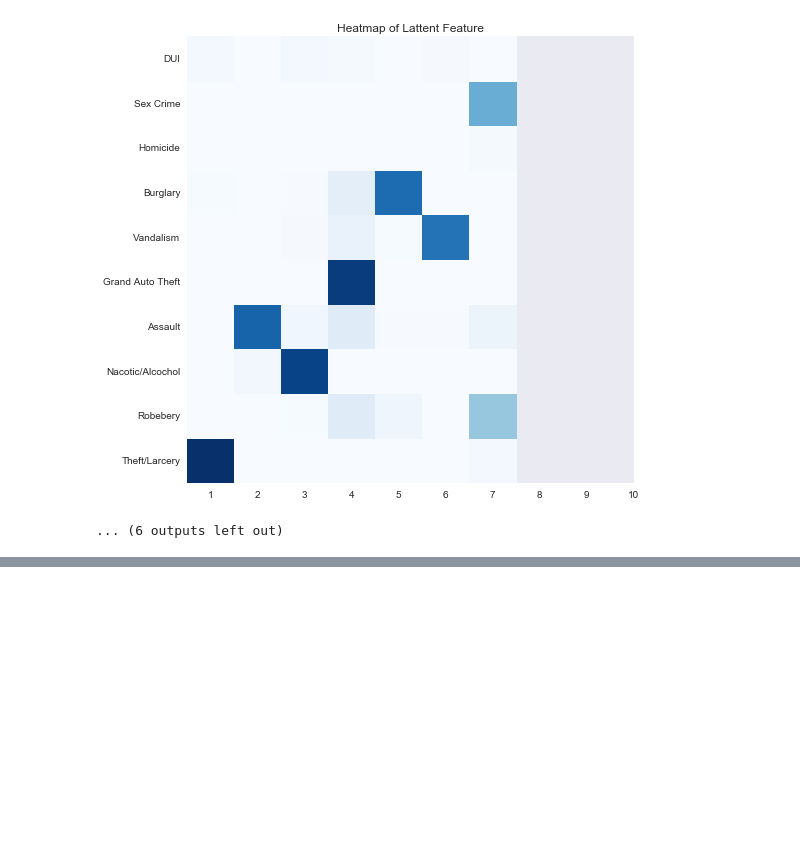
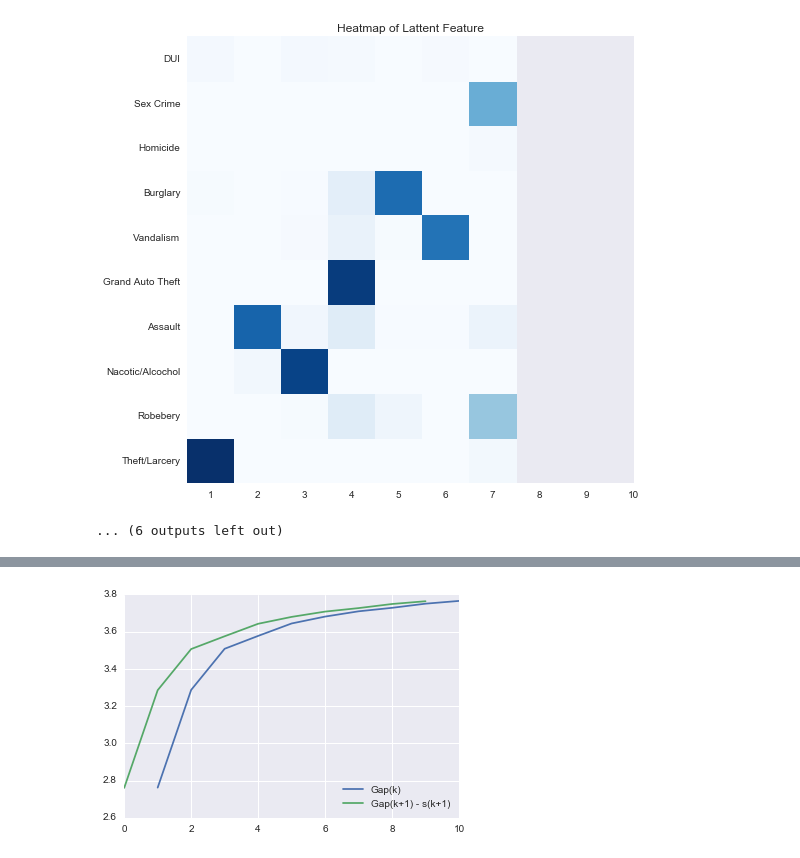
Before and after one commit to livenb/crime_prediction, a Jupyter notebook: la_test.ipynb, the cells around one changed output, grey strips where cells are left out. Cells and saved outputs as stored; diff of their text form; code cells hidden in the pictures; blank space fills up the shorter version.

```diff
--- a/la_test.ipynb
+++ b/la_test.ipynb
@@ -192,0 +230,4 @@ gaps = gap_statistic(X)
+# %%
+gaps = gap_statistic(X_scaled)
+# %% [output]
+[figure, added]
```
Also changed, not shown: parts of 24 cells of this notebook.
